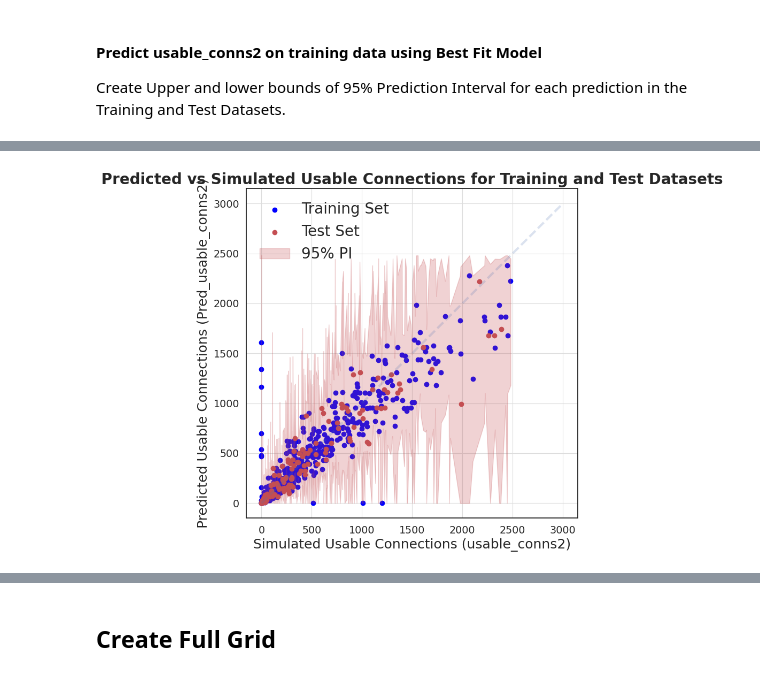
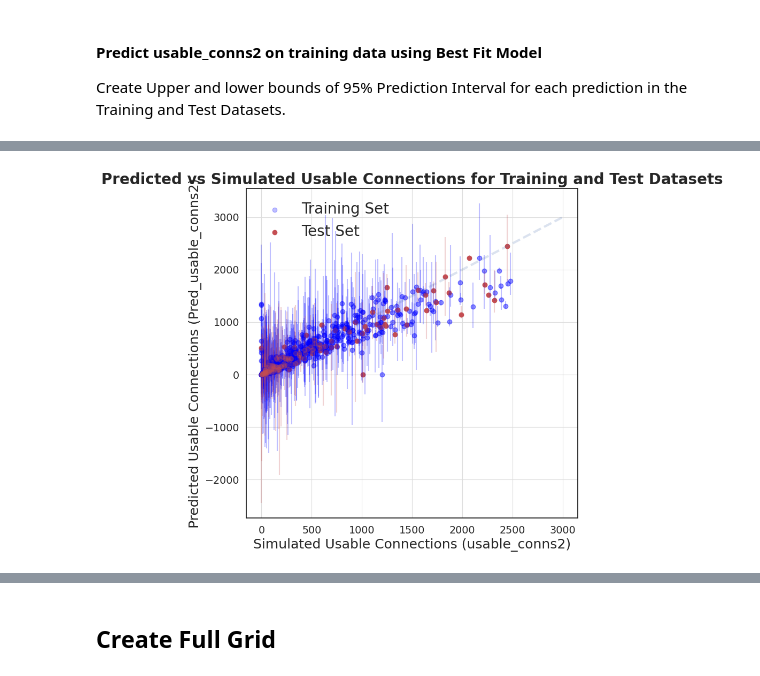
Before and after one commit to carboncopies/BrainEmulationChallenge, a Jupyter notebook: src/models/autoassociative/NetmorphParOptim/Phase1_Optim.ipynb, the cells around one changed output, grey strips where cells are left out. Drawn from its saved outputs; the diff is of its cells as text; code cells hidden in the pictures.

```diff
--- a/src/models/autoassociative/NetmorphParOptim/Phase1_Optim.ipynb
+++ b/src/models/autoassociative/NetmorphParOptim/Phase1_Optim.ipynb
@@ -319,6 +319,11 @@ X_train['Pred_usable_conns2'] = oob_median
 X_train['lower']=oob_lower
 X_train['upper']=oob_upper
 X_train['usable_conns2'] = y_train
+
+# 1. Train predictions error bounds
+y_train_err = [oob_median - oob_lower, oob_upper - oob_median]
+y_train_err[0] = np.maximum(y_train_err[0], 0)
+y_train_err[1] = np.maximum(y_train_err[1], 0)
 # %%
 # Predict on test data. Since the Model has never seen test data, we can use the full model (all trees) to predict on test data (No need for OOB).
 
@@ -326,6 +331,11 @@ X_test['Pred_usable_conns2'] = qrf.predict(X_test[cols], quantiles=0.5)
 X_test['lower']=qrf.predict(X_test[cols], quantiles=0.025)
 X_test['upper']=qrf.predict(X_test[cols], quantiles=0.975)
 X_test['usable_conns2'] = y_test
+
+# 1. Test predictions error bounds
+y_test_err = [X_test['Pred_usable_conns2'] - X_test['lower'], X_test['upper'] - X_test['Pred_usable_conns2']]
+y_test_err[0] = np.maximum(y_test_err[0], 0)
+y_test_err[1] = np.maximum(y_test_err[1], 0)
 # %%
 X_train.head()
 # %% [output]
@@ -473,42 +457,35 @@ X_test.reset_index(drop=True, inplace=True)
 # %%
 f, ax = plt.subplots(figsize=(8, 8))
 
-plt.scatter(X_train['usable_conns2'], X_train['Pred_usable_conns2'], color ='blue', label = 'Training Set')
+plt.scatter(X_train['usable_conns2'], X_train['Pred_usable_conns2'], color ='blue', label = 'Training Set', alpha=0.25)
 plt.scatter(X_test['usable_conns2'],  X_test['Pred_usable_conns2'],color ='r', label = 'Test Set')
-# plt.errorbar(X_test['usable_conns2'],  X_test['Pred_usable_conns2'], yerr = X_test['Pred_Usable_Conns_Err'], fmt='o',color ='r', label = 'Test Set')
-
-# plt.fill_between(X_train['usable_conns2'], X_train['Pred_usable_conns2']-1.96*X_train['Pred_Usable_Conns_Err'], X_train['Pred_usable_conns2'] + 1.96*X_train['Pred_Usable_Conns_Err'], color='r', alpha=0.25, label = '95% CI')
-# plt.scatter(X_train['usable_conns2'], X_train['Pred_usable_conns2']-1.96*X_train['Pred_Usable_Conns_Err'], color ='cyan', marker='+' )
-# plt.scatter(X_train['usable_conns2'], X_train['Pred_usable_conns2']+1.96*X_train['Pred_Usable_Conns_Err'], color ='green', marker='+' )
-
-plt.fill_between(X_train['usable_conns2'], X_train['lower'], X_train['upper'], color='r', alpha=0.25, label = '95% PI')
-# plt.scatter(X_train['usable_conns2'], X_train['lower'], color ='cyan', marker='+' )
-# plt.scatter(X_train['usable_conns2'], X_train['upper'], color ='green', marker='+' )
+plt.errorbar(X_train['usable_conns2'],  X_train['Pred_usable_conns2'], yerr = y_train_err, fmt='o',color ='blue', alpha=0.25)
+plt.errorbar(X_test['usable_conns2'], X_test['Pred_usable_conns2'], yerr = y_test_err, fmt='o',color ='r', alpha=0.25)
 
 plt.plot(np.linspace(0,3000,300), np.linspace(0,3000, 300), 'b--', linewidth=3, alpha= 0.2)
 
 plt.gca().set_facecolor('xkcd:white')
 ax.grid(which='major', color='#DDDDDD', linewidth=0.8)
 
 
 ax.spines['bottom'].set_color('k')
 ax.spines['top'].set_color('k')
 ax.spines['left'].set_color('k')
 ax.spines['right'].set_color('k')
 
 # plt.xlim([0,3500])
 # plt.ylim([0,3500])
 plt.rc('font', size=18)
 plt.rc('font', size=18)
 
 plt.title('Predicted vs Simulated Usable Connections for Training and Test Datasets',size = 20, fontweight="bold")
 plt.xlabel('Simulated Usable Connections (usable_conns2)',size =18)
 plt.ylabel('Predicted Usable Connections (Pred_usable_conns2)',size = 18)
 plt.legend(loc='upper left', prop={'size': 20},framealpha=0.)
 plt.show()
 # f.savefig('Pred_vs_Sim_UsableConns.png')
 # %% [output]
-[figure, old version]
+[figure, new version]
 # %%
 X_train[(X_train['usable_conns2']==0) & (X_train['Pred_usable_conns2'] > 0)]
 # %% [output]
```
Also changed, not shown: parts of 16 cells of this notebook, 2 other files.
